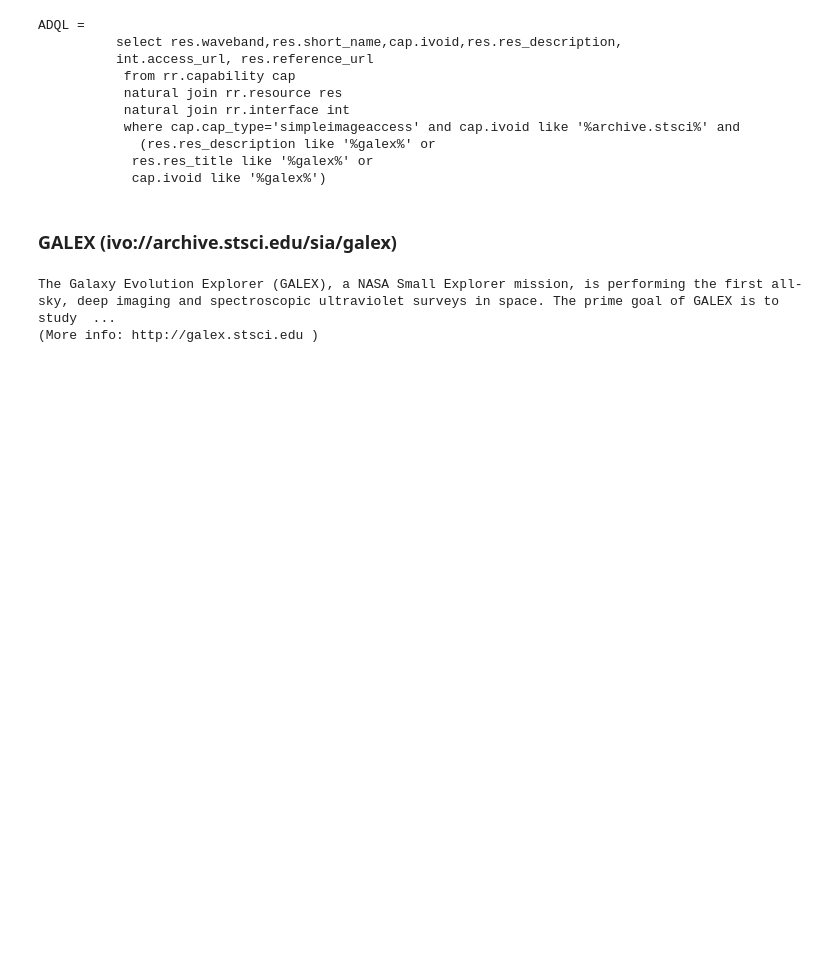
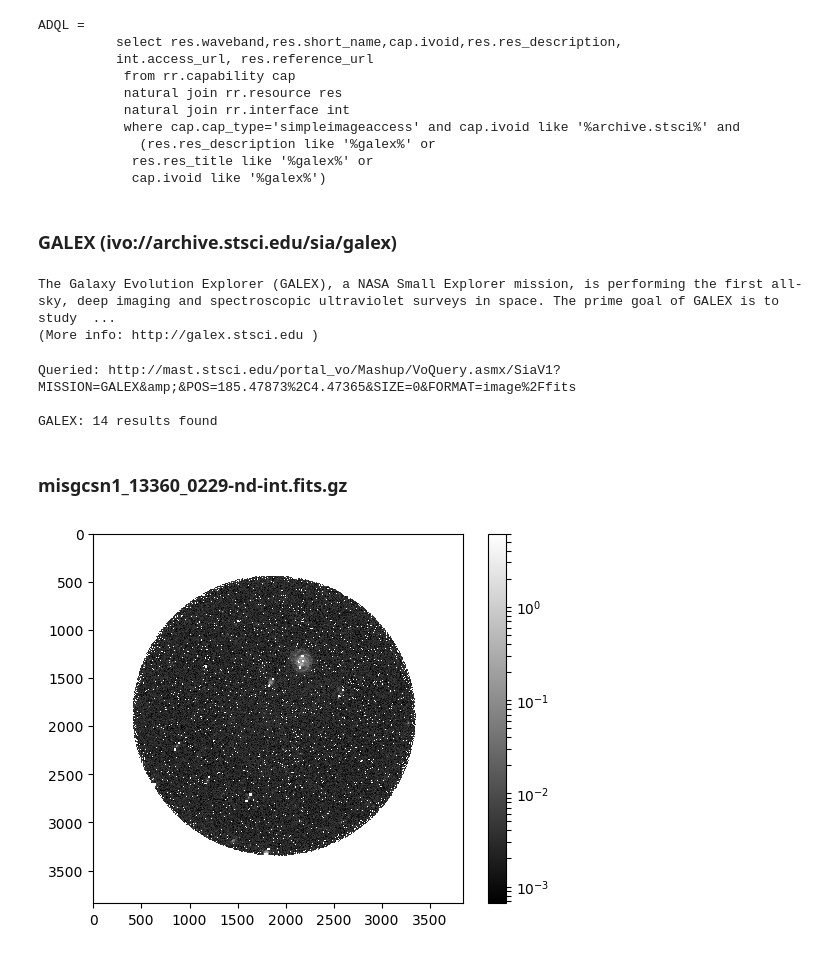
Before and after one commit to NASA-NAVO/astroquery, a Jupyter notebook: astroquery/vo/examples/Astroquery VO Registry Queries.ipynb, the cells around one changed output. Drawn from its saved outputs; the diff is of its cells as text; code cells hidden in the pictures; blank space fills up the shorter version.

```diff
--- a/astroquery/vo/examples/Astroquery VO Registry Queries.ipynb
+++ b/astroquery/vo/examples/Astroquery VO Registry Queries.ipynb
@@ -124,0 +157,58 @@ The Galaxy Evolution Explorer (GALEX), a NASA Small Explorer mission, is perform
+# %%
+# Define the position and search size (degrees).
+ra = 185.47873
+dec = 4.47365
+size = 0  # Means the image must contain the search point
+
+# Dictionary to collect result tables
+all_results = {}
+
+for service in results:
+    # Perform SIA search, request only fits images.
+    sia_results = sia_query(service['access_url'], ra, dec, size, image_formats='image/fits', print_url=True)
+
+    # Store the results by short_name in a dictionary
+    all_results[service['short_name']] = sia_results
+
+# Print how many results found for each service.
+for k in all_results.keys():
+    print('\n{}: {} results found'.format(k, len(all_results[k])))
+# %% [output]
+Queried: http://mast.stsci.edu/portal_vo/Mashup/VoQuery.asmx/SiaV1?MISSION=GALEX&amp;&POS=185.47873%2C4.47365&SIZE=0&FORMAT=image%2Ffits
+
+GALEX: 14 results found
+# %%
+def find_column_by_ucd(table, ucd):
+    """
+    Given an astropy table derived from a VOTABLE, this function returns
+    the first Column object that has the given Universal Content Descriptor (UCD).
+    The name field of the returned value contains the column name and can be used
+    for accessing the values in the column.
+
+    Parameters
+    ----------
+    table : astropy.table.Table
+        Astropy Table which was created from a VOTABLE (as if by astropy_table_from_votable_response).
+    ucd : str
+        The UCD identifying the column to be found.
+
+    Returns
+    -------
+    astropy.table.Column
+        The first column found which had the given ucd.  None is no such column found.
+
+    Example
+    -------
+    col = find_column_by_ucd(my_table, 'VOX:Image_Title')
+    print ('1st row title value is:', my_table[col.name][0])
+    """
+
+    # Loop through all the columns looking for the UCD
+    for key in table.columns:
+        col = table.columns[key]
+        ucdval = col.meta.get('ucd')
+        if (ucdval is not None):
+            if (ucd == ucdval):
+                return col
+
+    return None
@@ -124,0 +278,5 @@ The Galaxy Evolution Explorer (GALEX), a NASA Small Explorer mission, is perform
+# %%
+display_sia_image(all_results['GALEX'], 1)
+# %% [output]
+### misgcsn1_13360_0229-nd-int.fits.gz
+[figure, added]
```
Also changed, not shown: parts of 7 cells of this notebook.
